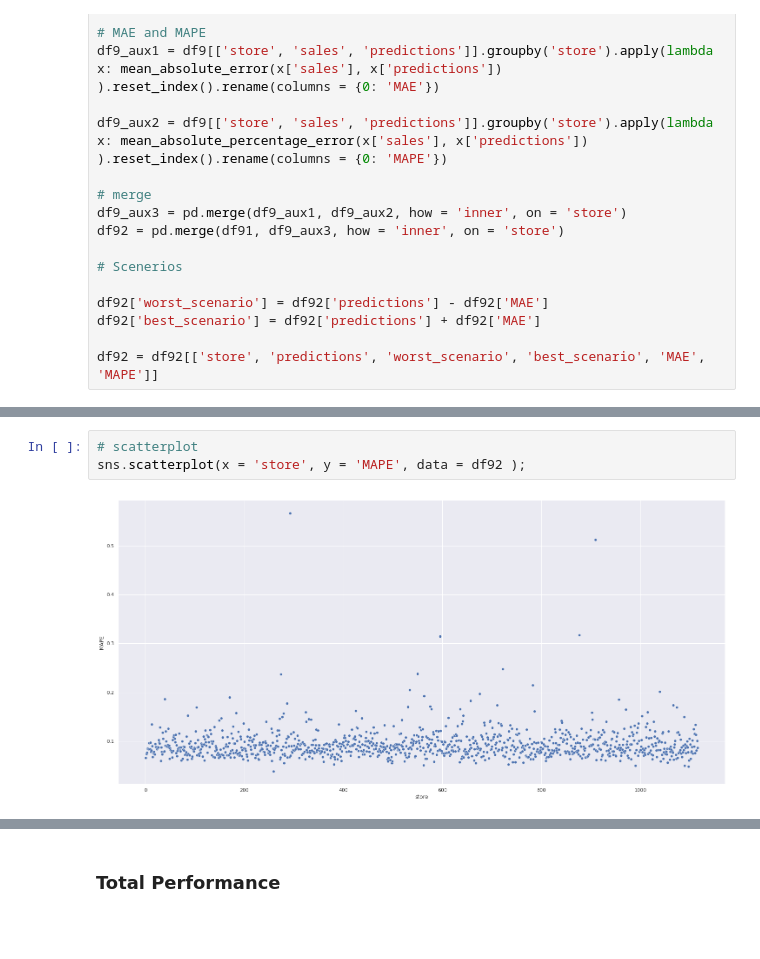
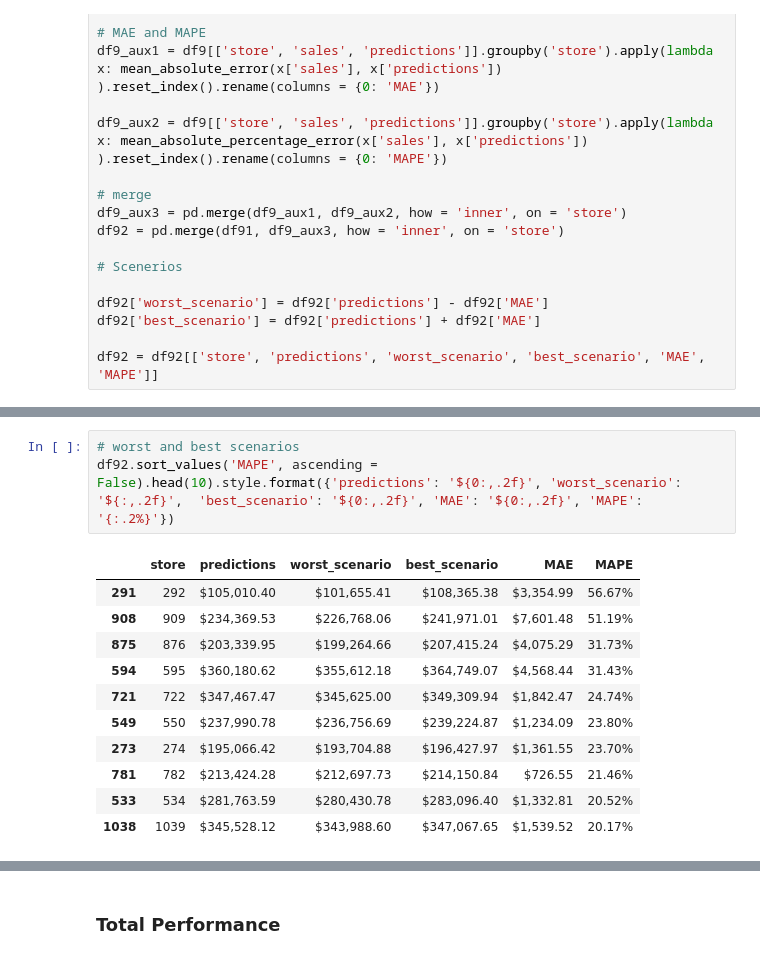
Before and after one commit to marxcerqueira/Kaggle-Rossman-Sales-Prediction, a Jupyter notebook: notebooks/Rossman-Store-Sales-Prediction.ipynb, the cells around one changed output, grey strips where cells are left out. Saved outputs shown, nothing was run; the diff lists cells and outputs as text; blank space fills up the shorter version.

```diff
--- a/notebooks/Rossman-Store-Sales-Prediction.ipynb
+++ b/notebooks/Rossman-Store-Sales-Prediction.ipynb
@@ -1428,5 +1428,15 @@ df92.sort_values('MAE', ascending = True).head()
-# %%
-# scatterplot
-sns.scatterplot(x = 'store', y = 'MAPE', data = df92 );
-# %% [output]
-[figure, removed]
+# %%
+# worst and best scenarios
+df92.sort_values('MAPE', ascending = False).head(10).style.format({'predictions': '${0:,.2f}', 'worst_scenario': '${:,.2f}',  'best_scenario': '${0:,.2f}', 'MAE': '${0:,.2f}', 'MAPE': '{:.2%}'})
+# %% [output]
+|  | store | predictions | worst_scenario | best_scenario | MAE | MAPE |
+| 291 | 292 | $105,010.40 | $101,655.41 | $108,365.38 | $3,354.99 | 56.67% |
+| 908 | 909 | $234,369.53 | $226,768.06 | $241,971.01 | $7,601.48 | 51.19% |
+| 875 | 876 | $203,339.95 | $199,264.66 | $207,415.24 | $4,075.29 | 31.73% |
+| 594 | 595 | $360,180.62 | $355,612.18 | $364,749.07 | $4,568.44 | 31.43% |
+| 721 | 722 | $347,467.47 | $345,625.00 | $349,309.94 | $1,842.47 | 24.74% |
+| 549 | 550 | $237,990.78 | $236,756.69 | $239,224.87 | $1,234.09 | 23.80% |
+| 273 | 274 | $195,066.42 | $193,704.88 | $196,427.97 | $1,361.55 | 23.70% |
+| 781 | 782 | $213,424.28 | $212,697.73 | $214,150.84 | $726.55 | 21.46% |
+| 533 | 534 | $281,763.59 | $280,430.78 | $283,096.40 | $1,332.81 | 20.52% |
+| 1038 | 1039 | $345,528.12 | $343,988.60 | $347,067.65 | $1,539.52 | 20.17% |
```
Also changed, not shown: parts of 5 cells of this notebook, 2 other files.
